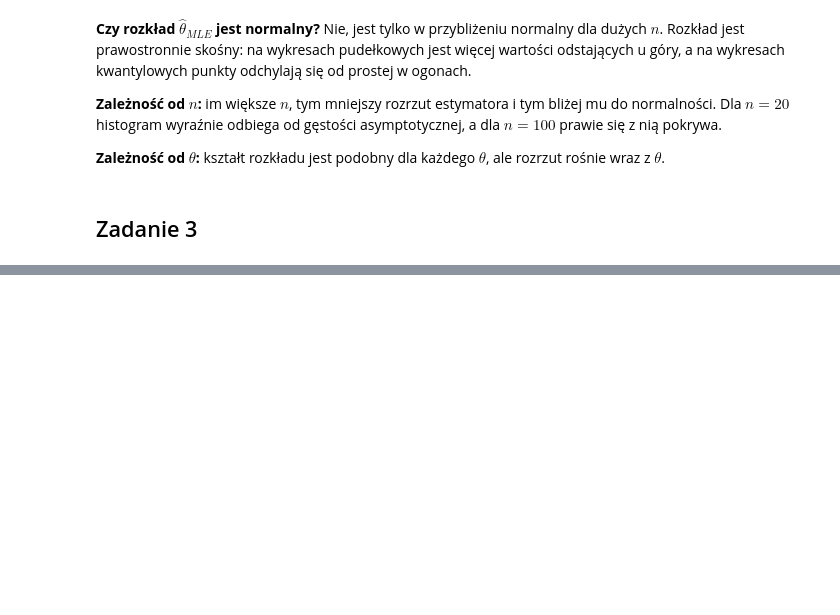
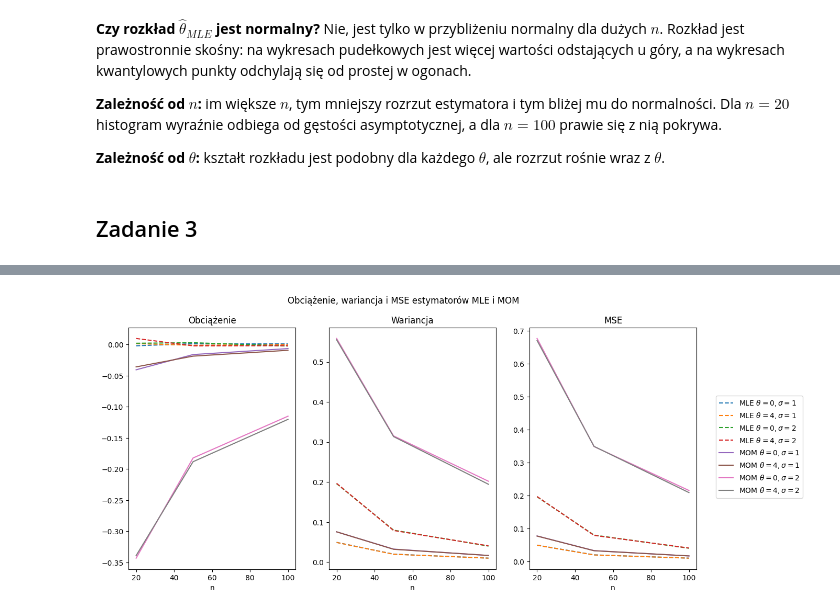
Before and after one commit to BartoszKruszewski/courses-uwr, a Jupyter notebook: Statystyka z modelami liniowymi/Pracownia2/pracownia.ipynb, the cells around one changed output, grey strips where cells are left out. Cells and saved outputs as stored; diff of their text form; code cells hidden in the pictures; blank space fills up the shorter version.

```diff
--- a/Statystyka z modelami liniowymi/Pracownia2/pracownia.ipynb
+++ b/Statystyka z modelami liniowymi/Pracownia2/pracownia.ipynb
@@ -243,0 +250,37 @@ plt.show()
+# %%
+M = 10000
+ns = [20, 50, 100]
+
+thetas_sigmas = [(0, 1), (4, 1), (0, 2), (4, 2)]
+
+ests4_mle = {}
+ests4_mom = {}
+res4_mle = {}
+res4_mom = {}
+
+for n in ns:
+    for theta, sigma in thetas_sigmas:
+        x = np.random.lognormal(theta, sigma, size=(M, n))
+        ests4_mle[(n, theta, sigma)] = np.sum(np.log(x), axis=1) / n
+        ests4_mom[(n, theta, sigma)] = np.log(np.mean(x, axis=1)) - 0.5 * sigma**2
+        res4_mle[(n, theta, sigma)] = calc_metrics(ests4_mle[(n, theta, sigma)], theta)
+        res4_mom[(n, theta, sigma)] = calc_metrics(ests4_mom[(n, theta, sigma)], theta)
+# %%
+fig, axes = plt.subplots(1, 3, figsize=(14, 6))
+for i, title in enumerate(["Obciążenie", "Wariancja", "MSE"]):
+    for res, name in [(res4_mle, "MLE"), (res4_mom, "MOM")]:
+        for theta, sigma in thetas_sigmas:
+            axes[i].plot(
+                ns,
+                [res[(n, theta, sigma)][i] for n in ns],
+                label=f"{name} $\\theta={theta}, \\sigma={sigma}$",
+                linestyle="--" if name == "MLE" else "-",
+            )
+    axes[i].set_title(title)
+    axes[i].set_xlabel("n")
+
+fig.legend(*axes[0].get_legend_handles_labels(), loc="center right", bbox_to_anchor=(1.05, 0.5))
+fig.suptitle("Obciążenie, wariancja i MSE estymatorów MLE i MOM")
+plt.show()
+# %% [output]
+[figure, added]
```
Also changed, not shown: parts of 8 cells of this notebook, 10 other files.
